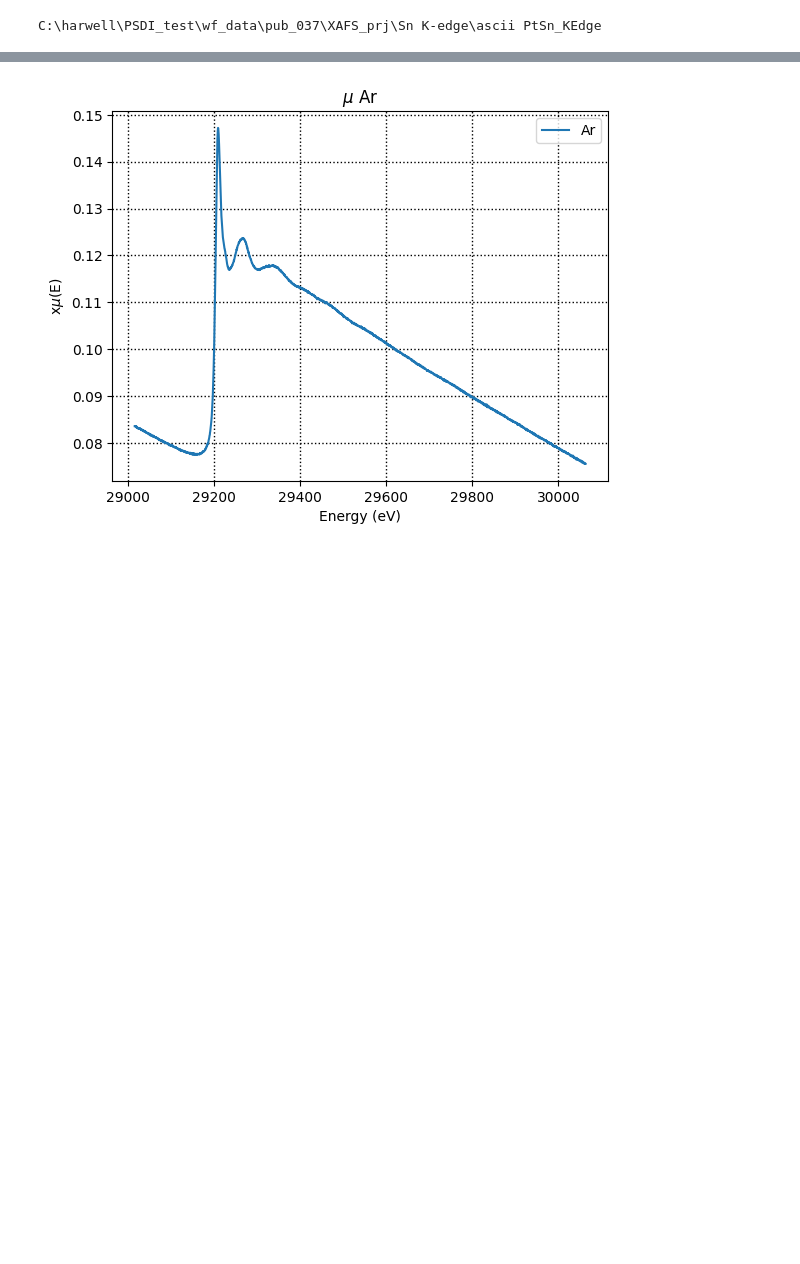
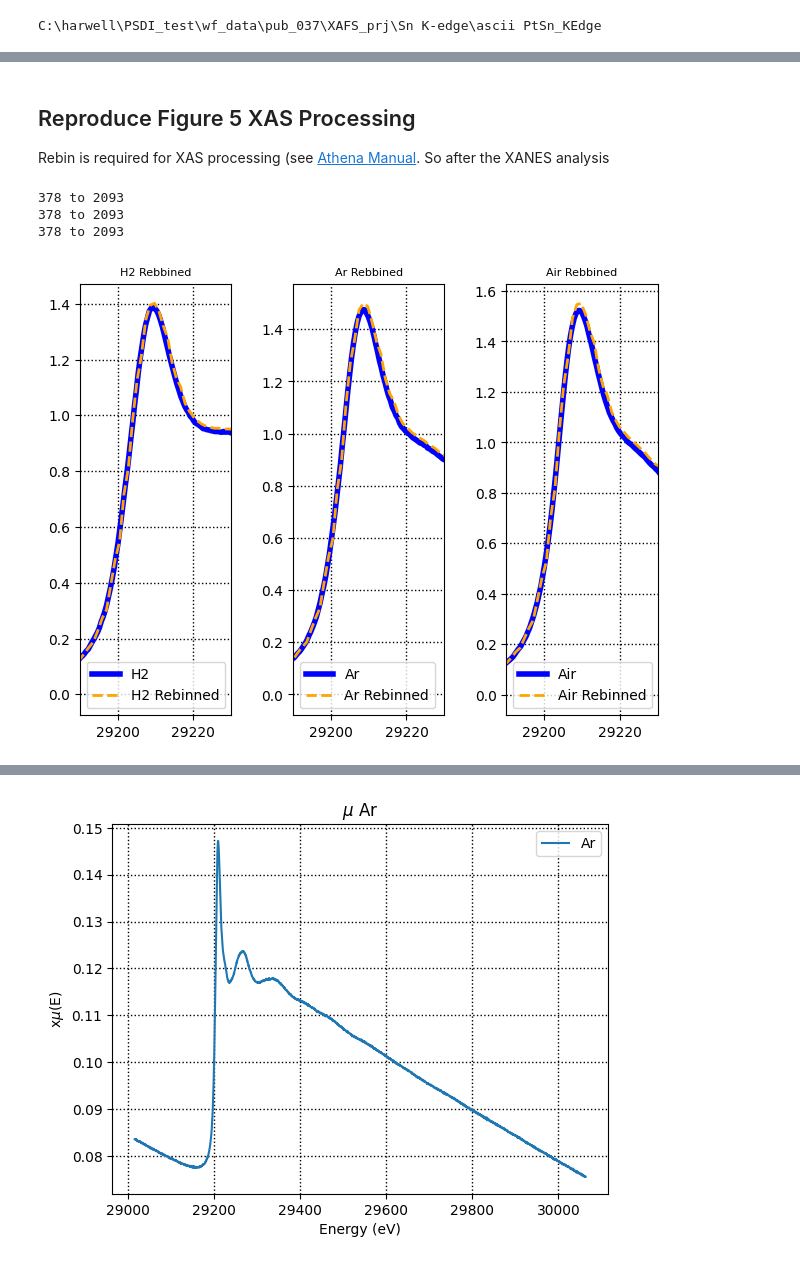
Before and after one commit to UK-Catalysis-Hub/XAS-Workflow-Demo, a Jupyter notebook: larch_workflow/Reproduce XAS Paper 01.ipynb, the cells around one changed output, grey strips where cells are left out. Saved outputs shown, nothing was run; the diff lists cells and outputs as text; code cells hidden in the pictures; blank space fills up the shorter version.

Commit message:
Started EXAFS processing

```diff
--- a/larch_workflow/Reproduce XAS Paper 01.ipynb
+++ b/larch_workflow/Reproduce XAS Paper 01.ipynb
@@ -248,0 +223,25 @@ plt.show()
+# %% [markdown]
+## Reproduce Figure 5 XAS Processing
+Rebin is required for XAS processing (see [Athena Manual](https://bruceravel.github.io/demeter/documents/Athena/process/rebin.html). So after the XANES analysis
+# %%
+# Rebin Ar, Air and H2 Samples
+rebin_labels = ["H2", "Ar", "Air"]
+rebinned_groups = {}
+rebinned_gr=None
+for a_sample in merged_results:
+    if a_sample in rebin_labels:
+        rebinned_gr = athenamgr.rebin_group(merged_results[a_sample])
+        rebinned_gr.arrayname = a_sample+" Rebbined"
+        rebinned_groups[a_sample+" Rebbined"] = rebinned_gr
+        print(len(rebinned_gr.energy),"to", len(merged_results["Ar"].energy))
+# %% [output]
+378 to 2093
+378 to 2093
+378 to 2093
+# %%
+make_main_plot([merged_results["H2"],rebinned_groups["H2 Rebbined"]],
+               [merged_results["Ar"],rebinned_groups["Ar Rebbined"]],
+               [merged_results["Air"],rebinned_groups["Air Rebbined"]])
+plt.show()
+# %% [output]
+[figure, added]
```
Also changed, not shown: parts of 23 cells of this notebook.
